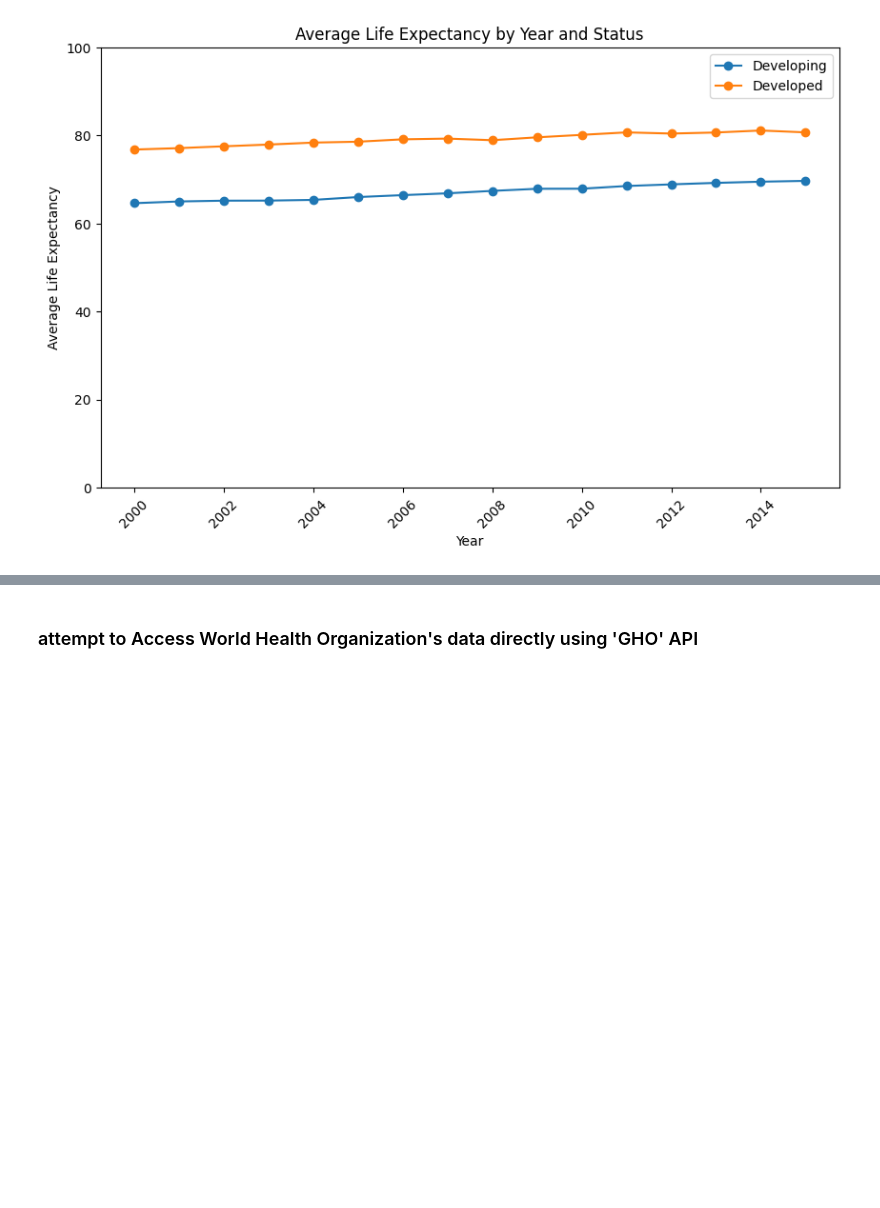
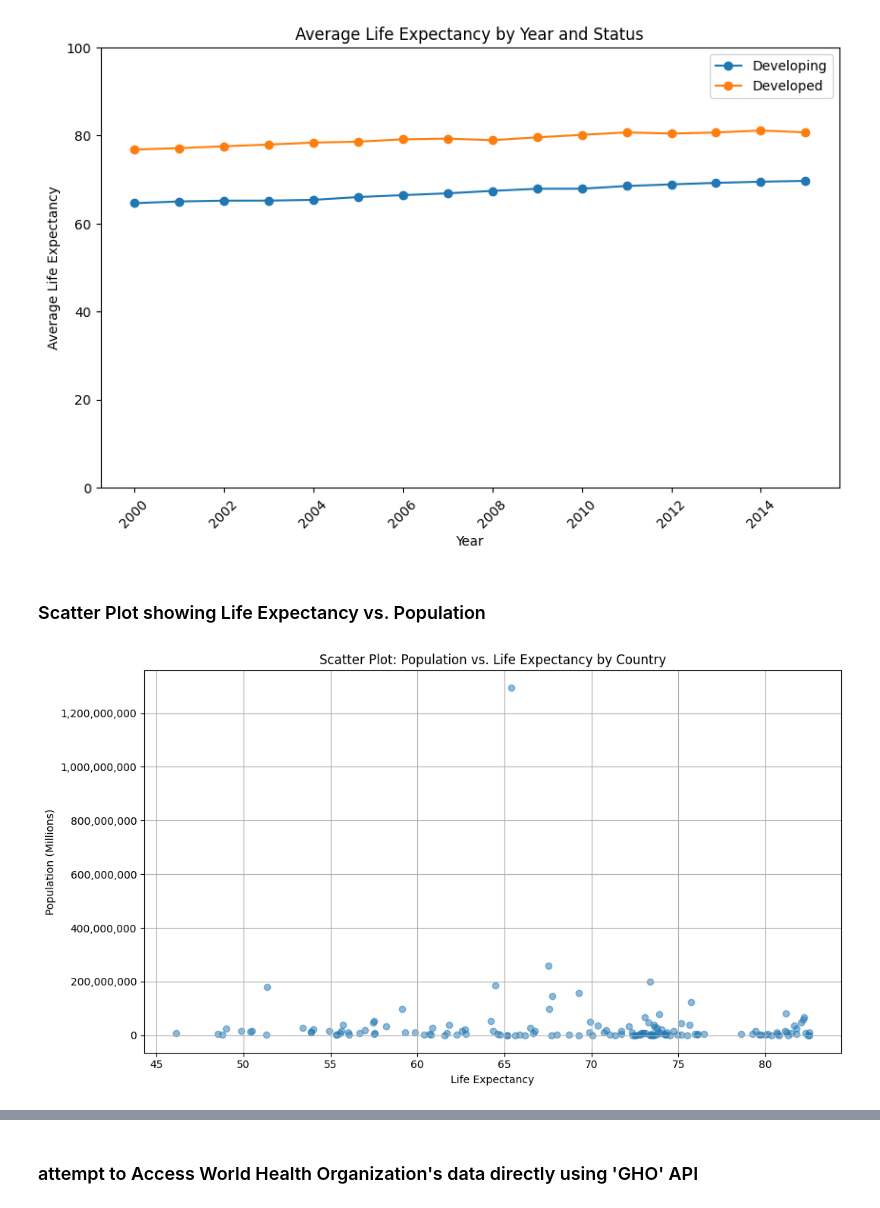
Before and after one commit to JNorthData/Life_Expectancy, a Jupyter notebook: life-expectancy.ipynb, the cells around one changed output, grey strips where cells are left out. Drawn from its saved outputs; the diff is of its cells as text; code cells hidden in the pictures; blank space fills up the shorter version.

Commit message:
New reliable data found, cleaned

```diff
--- a/life-expectancy.ipynb
+++ b/life-expectancy.ipynb
@@ -164,3 +153,35 @@ plt.xticks(rotation=45)
 plt.show()
 # %% [output]
 [figure]
+# %% [markdown]
+### Scatter Plot showing Life Expectancy vs. Population
+# %%
+# Group by 'Country' and calculate the average 'Life Expectancy' and total 'Population'
+grouped_df = Life_Exp_df.groupby('Country').agg({
+    'Life Expectancy': 'mean',
+    'Population': 'max'
+}).reset_index()
+
+# Reverse the x and y-axis data
+x = grouped_df['Life Expectancy']
+y = grouped_df['Population']
+
+# Convert population values to millions for labeling
+y_labels_millions = [val / 1000000 for val in y]
+
+plt.figure(figsize=(10, 6))  # Adjust the size of the plot as needed.
+plt.scatter(x, y, alpha=0.5)  # 'alpha' controls the transparency of the points.
+
+plt.xlabel('Life Expectancy')
+plt.ylabel('Population (Millions)')  # Label the y-axis with population in millions
+plt.title('Scatter Plot: Population vs. Life Expectancy by Country')
+
+plt.grid(True)  # Add a grid to the plot.
+plt.tight_layout()  # Improve spacing between elements.
+
+# Format y-axis labels to display population in millions
+plt.gca().get_yaxis().set_major_formatter(plt.FuncFormatter(lambda x, loc: "{:,}".format(int(x))))
+
+plt.show()  # Display the plot.
+# %% [output]
+[figure, added]
```
Also changed, not shown: parts of 15 cells of this notebook, 7 other files.
